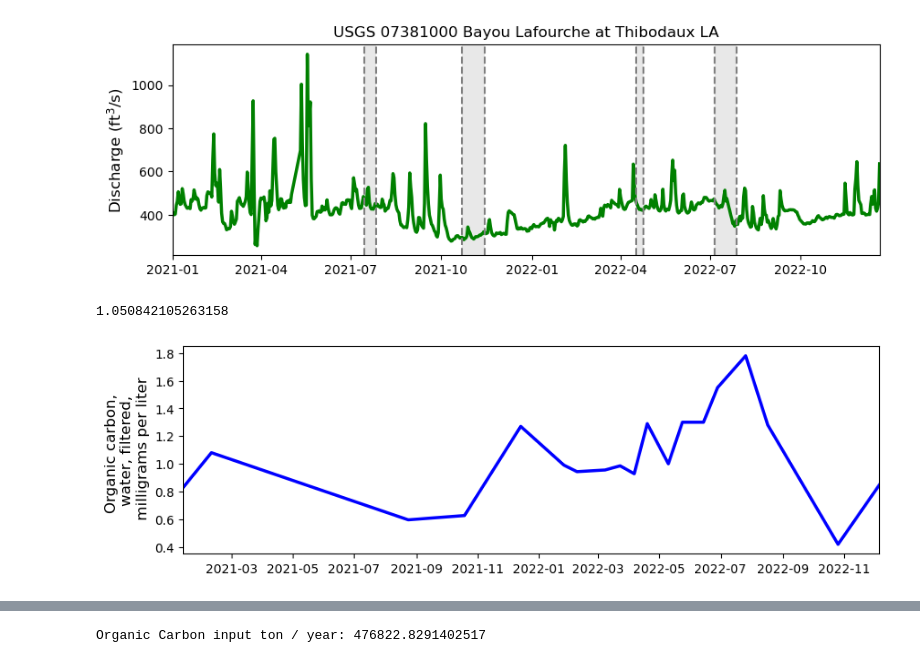
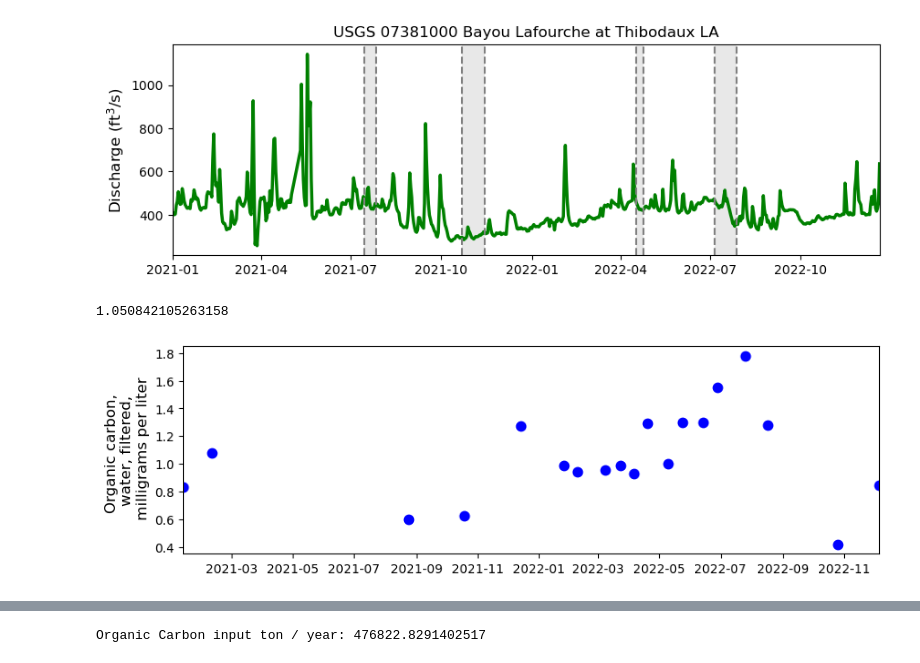
Before and after one commit to Hanna-the-explorer/Data_codes, a Jupyter notebook: river_discharge.ipynb, the cells around one changed output, grey strips where cells are left out. Cells and saved outputs as stored; diff of their text form; code cells hidden in the pictures.

```diff
--- a/river_discharge.ipynb
+++ b/river_discharge.ipynb
@@ -144,20 +146,22 @@ plt.show()
 # %%
 df = pd.read_csv('../Dissertation_projects/Data/river_discharge/USGS_Lab_data_Mississippi_River_Belle_Chasse_LA_edit.txt',
                  index_col=0, delim_whitespace=True)
 
 df = df[df['coll_ent_cd'] == '00618']
 df['datetime'] = pd.to_datetime(df['sample_dt'])
 df['medium_cd'] = df['medium_cd'].astype(float)
 
 plt.figure(figsize=(10, 3))
 
-plt.plot(df['datetime'], df['medium_cd'], label='Organic carbon, water, filtered, milligrams per liter', color='blue', linewidth=2.5)
+plt.scatter(df['datetime'], df['medium_cd'], label='Organic carbon, water, filtered, milligrams per liter', color='blue', linewidth=2.5)
 plt.xlim(df['datetime'].min(), df['datetime'].max())
 plt.ylabel(r'Organic carbon, '+'\n'+'water, filtered,'+'\n'+' milligrams per liter', fontsize=12)  # LaTeX formatting for units
 
 oc_mg_per_liter = df['medium_cd'].mean()
 
 print(df['medium_cd'].mean())
+
+df_oc = df
 # %% [output]
 1.050842105263158
-[figure, old version]
+[figure, new version]
```
Also changed, not shown: parts of 7 cells of this notebook.
